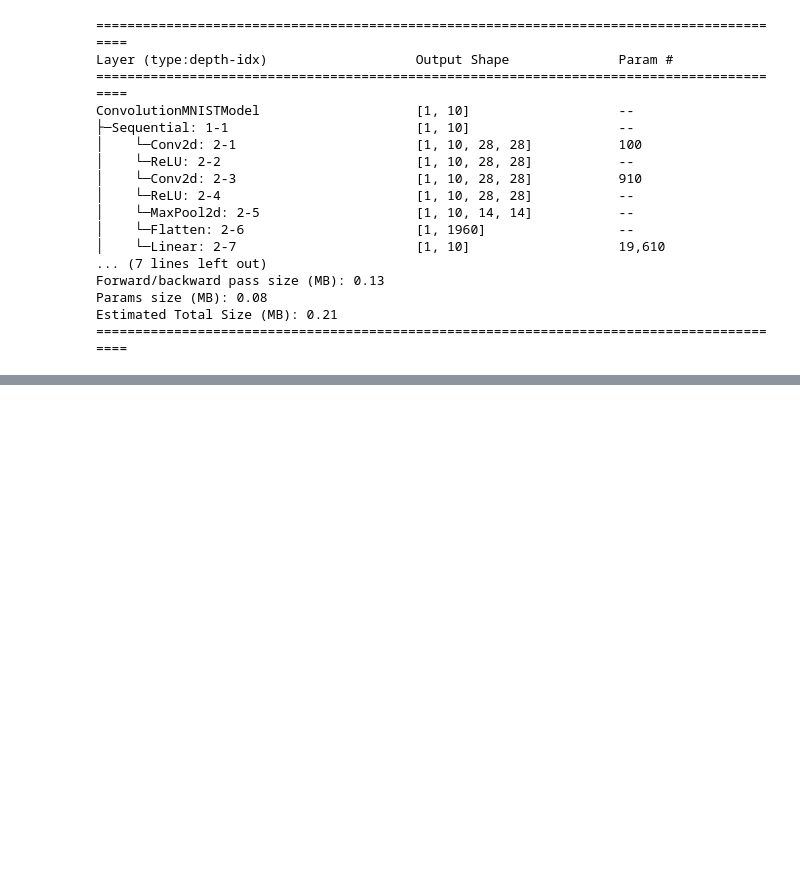
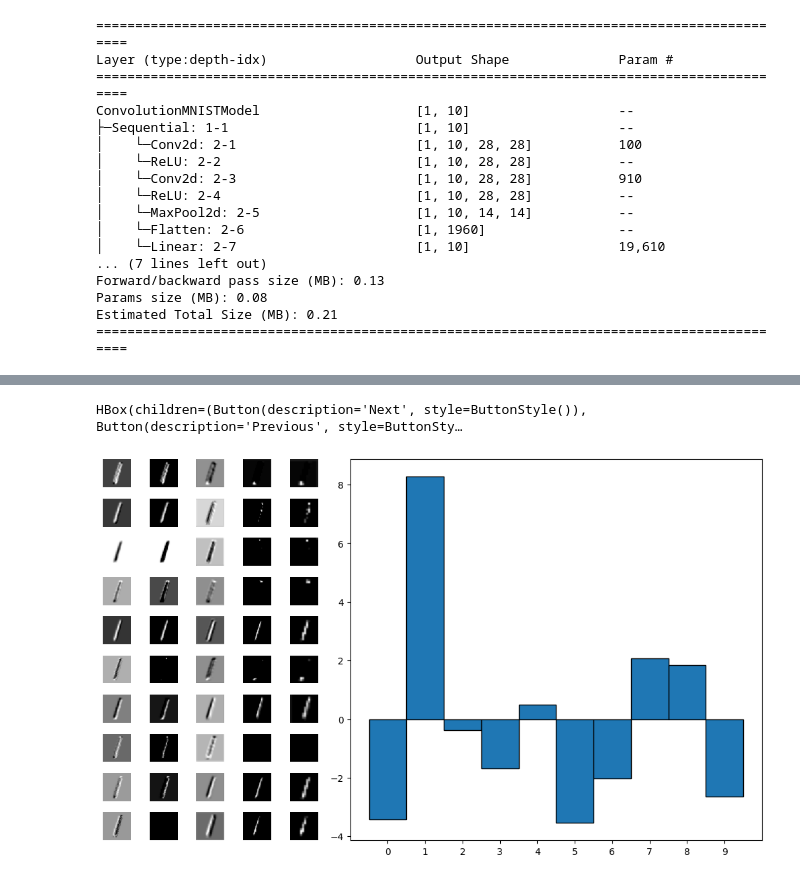
Before and after one commit to fbeilstein/presentations, a Jupyter notebook: presentation_for_December_3_2024.ipynb, the cells around one changed output, grey strips where cells are left out. Saved outputs shown, nothing was run; the diff lists cells and outputs as text; code cells hidden in the pictures; blank space fills up the shorter version.

```diff
--- a/presentation_for_December_3_2024.ipynb
+++ b/presentation_for_December_3_2024.ipynb
@@ -831,3 +831,63 @@ display(IPython.display.HTML(main_str))
 output.register_callback('notebook.DoRec', do_recognition)
 # %% [output]
 [interactive output not drawn]
+# %%
+max_idx = len(test_data)
+cur_idx = 0
+
+
+from IPython.display import display
+import ipywidgets as widgets
+from IPython.display import clear_output
+
+def plot_out(idx):
+  image, img_class = test_data[idx]
+  model_1.eval()
+  x = image.unsqueeze(0).to(device)
+  fig = plt.figure(figsize=(10,6), constrained_layout=True)
+  grid = plt.GridSpec(10, 6, wspace=0, hspace=0, figure=fig,
+                      width_ratios=[1,1,1,1,1,10],
+                      height_ratios=[1,1,1,1,1,1,1,1,1,1])
+  with torch.inference_mode():
+    for i, layer in enumerate(model_1.layer_stack):
+      x = layer(x)
+      for j, xx in enumerate(x[0]):
+        numpy_img = xx.cpu().detach().numpy()
+        if numpy_img.ndim != 2: continue
+        plt.subplot(grid[j,i], xticks=[], yticks=[])
+        plt.imshow(numpy_img, cmap="grey")
+        plt.axis(False)
+  bin_edges = [x - 0.5 for x in range(11)]
+  bar_heights = x.squeeze().detach().cpu().numpy()
+  bar_widths = [1] * 10
+  ax_result = plt.subplot(grid[:,5], xticks=[0,1,2,3,4,5,6,7,8,9])
+  ax_result.bar(bin_edges[:-1], bar_heights, width=bar_widths, align='edge', edgecolor='black')
+  #ax_result.xlabel('Numbers')
+  #ax_result.ylabel('Probabilities')
+  plt.show()
+
+def clear_show_widgets():
+  clear_output()
+  buttonN = widgets.Button(description="Next")
+  buttonP = widgets.Button(description="Previous")
+  display(widgets.HBox([buttonN, buttonP]))
+  buttonN.on_click(on_button_clicked_next)
+  buttonP.on_click(on_button_clicked_previous)
+
+def on_button_clicked_next(*args):
+  global cur_idx
+  cur_idx = (1 + cur_idx) % max_idx
+  clear_show_widgets()
+  plot_out(cur_idx)
+
+def on_button_clicked_previous(*args):
+  global cur_idx
+  cur_idx = (cur_idx - 1 + max_idx) % max_idx
+  clear_show_widgets()
+  plot_out(cur_idx)
+
+
+clear_show_widgets()
+# %% [output]
+HBox(children=(Button(description='Next', style=ButtonStyle()), Button(description='Previous', style=ButtonSty…
+[figure, added]
```
Also changed, not shown: parts of 3 cells of this notebook.
